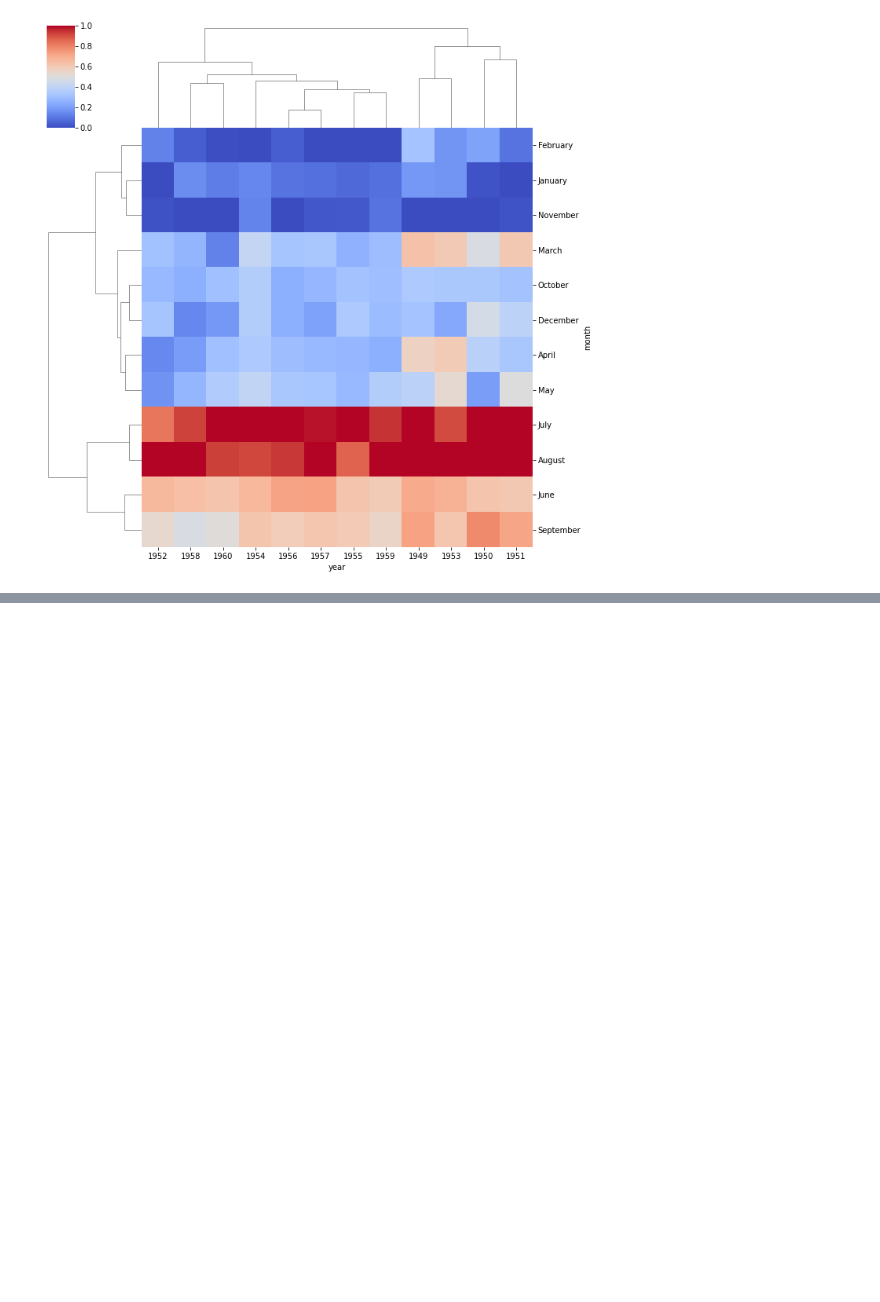
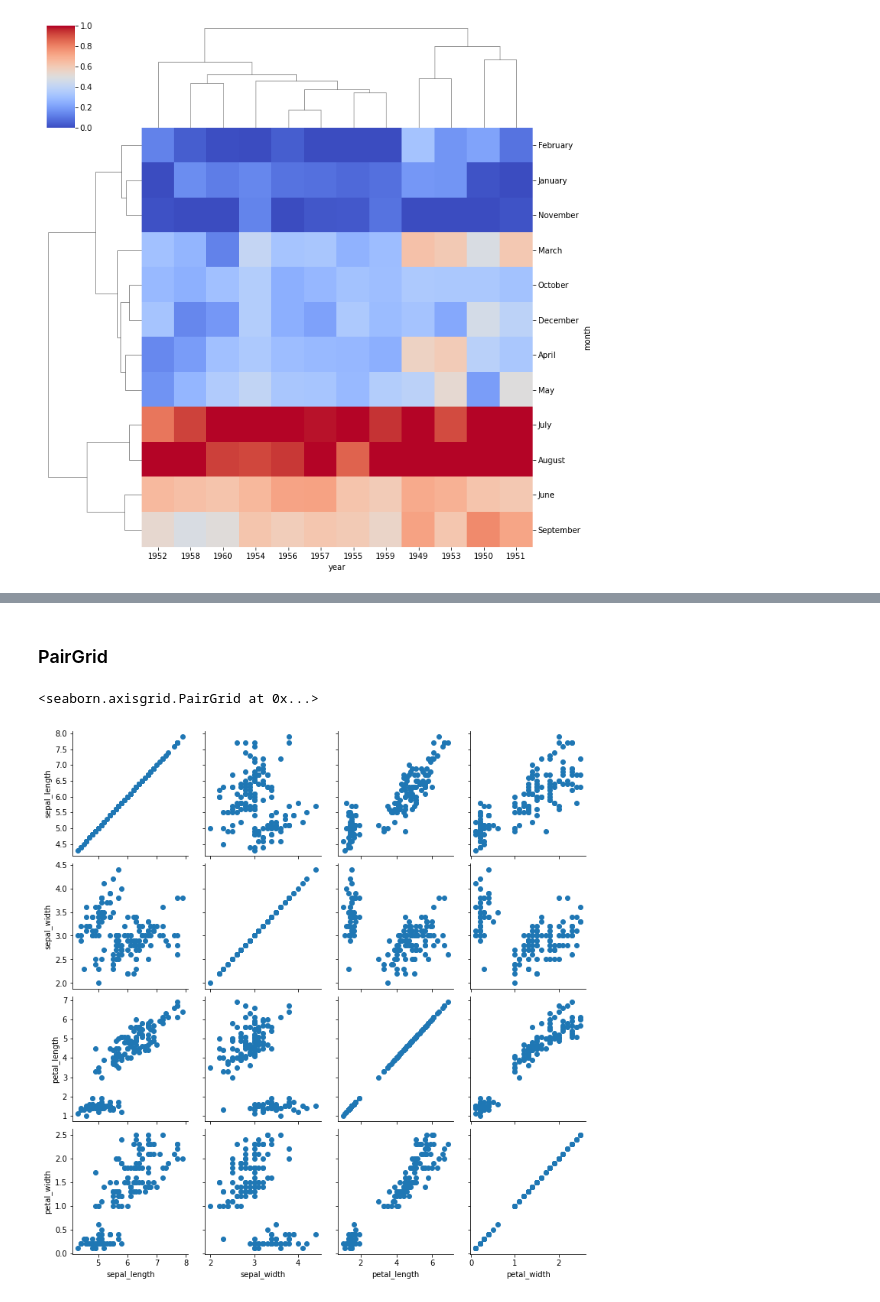
Before and after one commit to jcamachocasero/Data-Science, a Jupyter notebook: 00_Seaborn_in_a_nutshell.ipynb, the cells around one changed output, grey strips where cells are left out. Drawn from its saved outputs; the diff is of its cells as text; code cells hidden in the pictures; blank space fills up the shorter version.

```diff
--- a/00_Seaborn_in_a_nutshell.ipynb
+++ b/00_Seaborn_in_a_nutshell.ipynb
@@ -11,6 +12,7 @@ import seaborn  as sns
 # %%
 tips = sns.load_dataset('tips')
 flights = sns.load_dataset('flights')
+iris = sns.load_dataset('iris')
 # %%
 tips.head()
 # %% [output]
@@ -289,0 +310,8 @@ sns.clustermap(pvflights,cmap='coolwarm',standard_scale=1)
+# %% [markdown]
+### PairGrid
+# %%
+g = sns.PairGrid(iris)        # Just the Grid
+g.map(plt.scatter)            # Map plot to the Grid (e.g. a scatter)
+# %% [output]
+<seaborn.axisgrid.PairGrid at 0x...>
+[figure, added]
```
Also changed, not shown: parts of 26 cells of this notebook.
